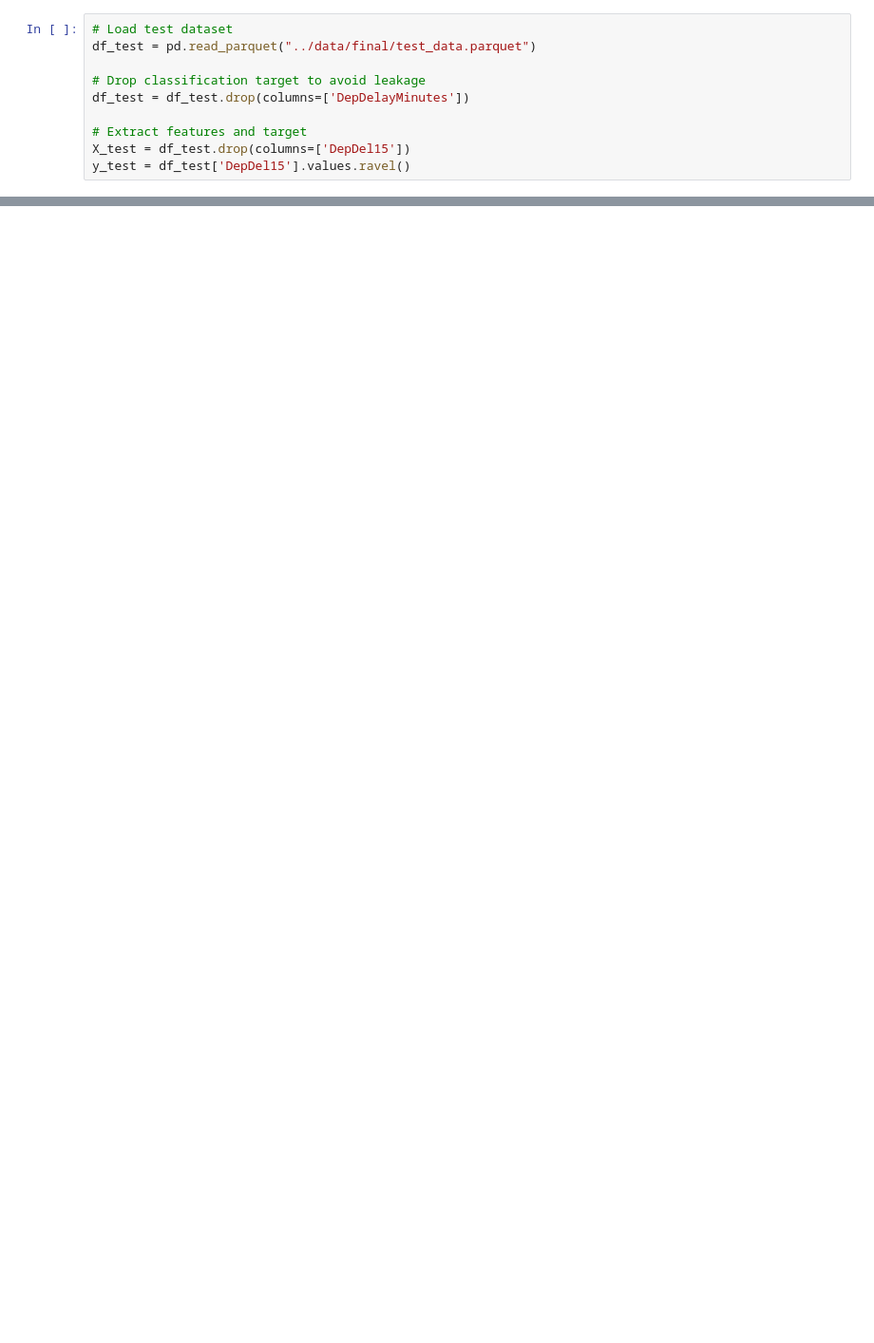
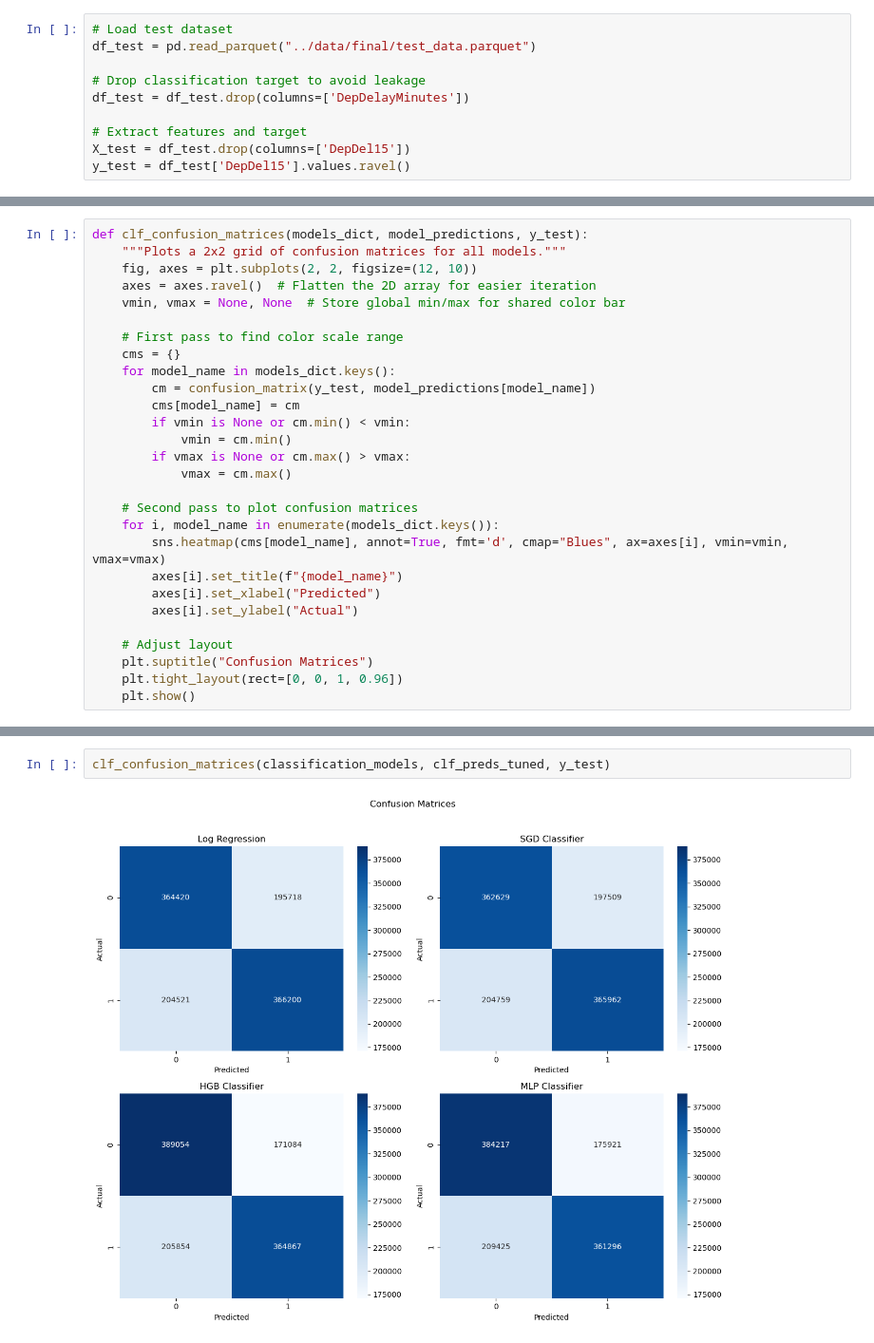
Before and after one commit to ekrichards/DSC288R_Capstone, a Jupyter notebook: notebooks/Classification.ipynb, the cells around one changed output, grey strips where cells are left out. Shown at 95% size. Saved outputs shown, nothing was run; the diff lists cells and outputs as text; blank space fills up the shorter version.

```diff
--- a/notebooks/Classification.ipynb
+++ b/notebooks/Classification.ipynb
@@ -61,0 +84,28 @@ df_classification = pd.DataFrame(classification_results)
+# %%
+def clf_confusion_matrices(models_dict, model_predictions, y_test):
+    """Plots a 2x2 grid of confusion matrices for all models."""
+    fig, axes = plt.subplots(2, 2, figsize=(12, 10))
+    axes = axes.ravel()  # Flatten the 2D array for easier iteration
+    vmin, vmax = None, None  # Store global min/max for shared color bar
+
+    # First pass to find color scale range
+    cms = {}
+    for model_name in models_dict.keys():
+        cm = confusion_matrix(y_test, model_predictions[model_name])
+        cms[model_name] = cm
+        if vmin is None or cm.min() < vmin:
+            vmin = cm.min()
+        if vmax is None or cm.max() > vmax:
+            vmax = cm.max()
+
+    # Second pass to plot confusion matrices
+    for i, model_name in enumerate(models_dict.keys()):
+        sns.heatmap(cms[model_name], annot=True, fmt='d', cmap="Blues", ax=axes[i], vmin=vmin, vmax=vmax)
+        axes[i].set_title(f"{model_name}")
+        axes[i].set_xlabel("Predicted")
+        axes[i].set_ylabel("Actual")
+
+    # Adjust layout
+    plt.suptitle("Confusion Matrices")
+    plt.tight_layout(rect=[0, 0, 1, 0.96])
+    plt.show()
@@ -136,0 +207,4 @@ plt.show()
+# %%
+clf_confusion_matrices(classification_models, clf_preds_tuned, y_test)
+# %% [output]
+[figure, added]
```
Also changed, not shown: parts of 25 cells of this notebook, 10 other files.
